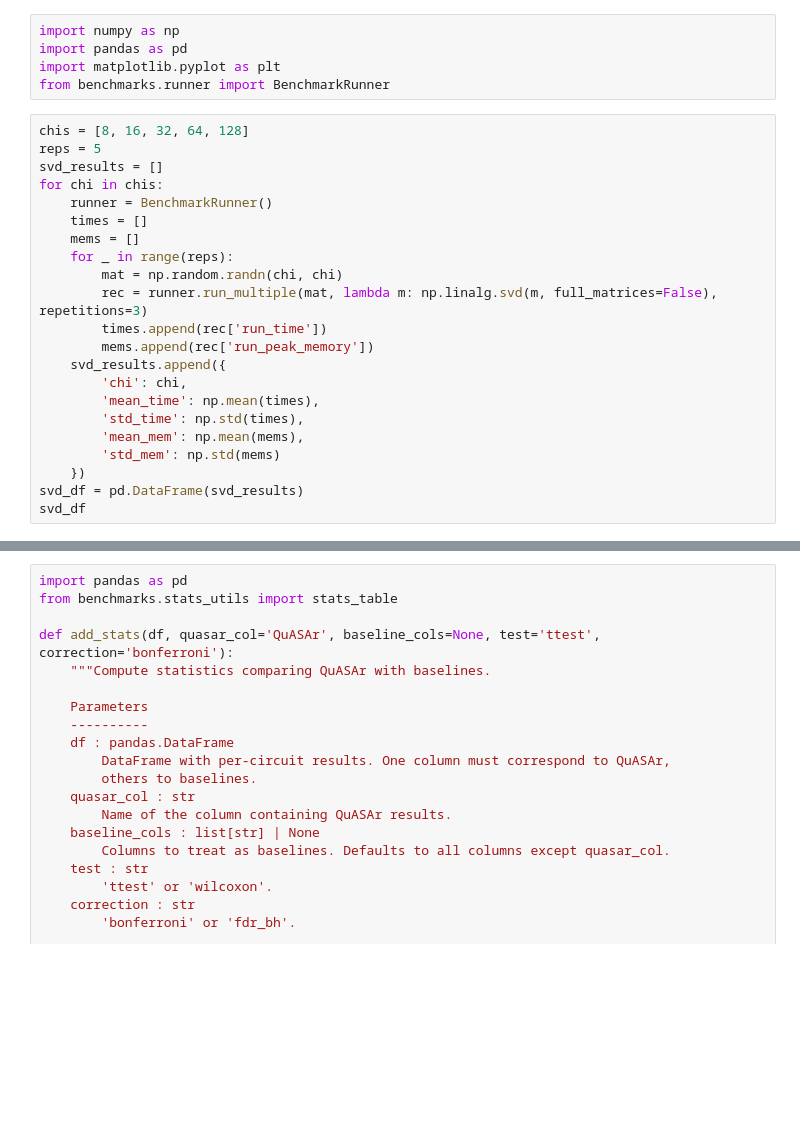
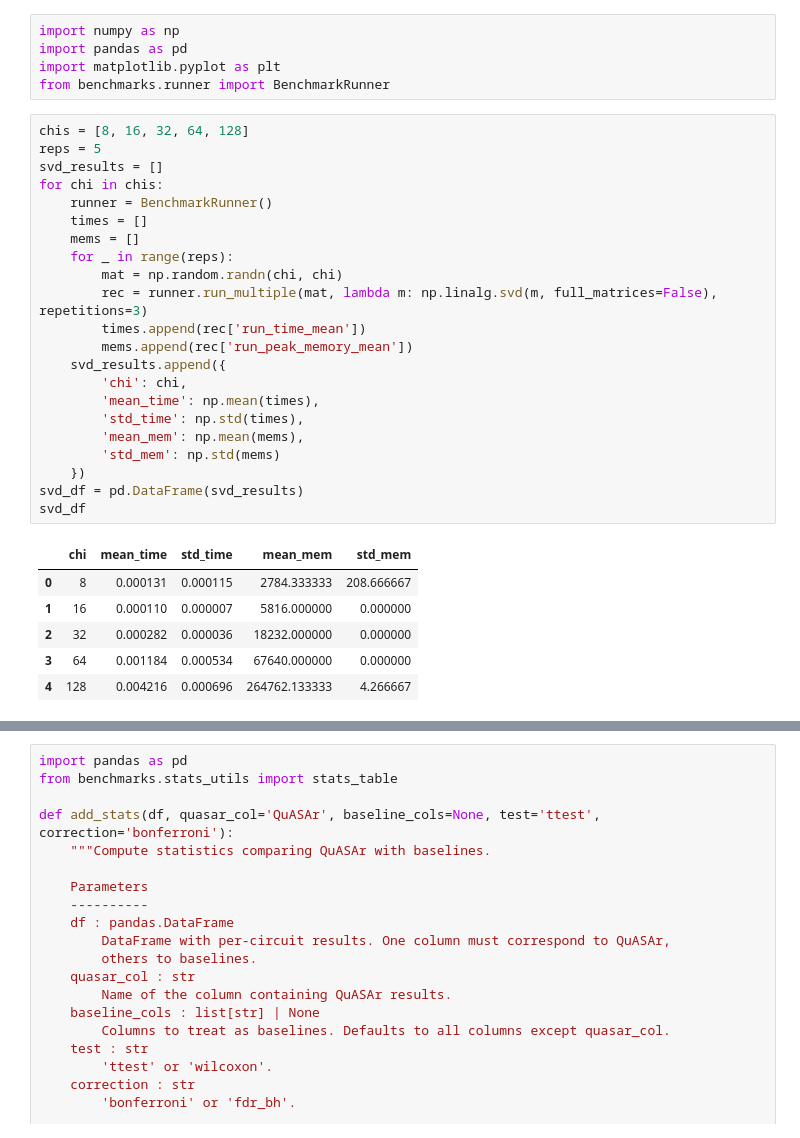
Before and after one commit to tmlittau/QuASAr, a Jupyter notebook: benchmarks/notebooks/01_microbenchmarks.ipynb, the cells around one changed output, grey strips where cells are left out. Cells and saved outputs as stored; diff of their text form; blank space fills up the shorter version.

```diff
--- a/benchmarks/notebooks/01_microbenchmarks.ipynb
+++ b/benchmarks/notebooks/01_microbenchmarks.ipynb
@@ -8,25 +8,32 @@ from benchmarks.runner import BenchmarkRunner
 # %%
 chis = [8, 16, 32, 64, 128]
 reps = 5
 svd_results = []
 for chi in chis:
     runner = BenchmarkRunner()
     times = []
     mems = []
     for _ in range(reps):
         mat = np.random.randn(chi, chi)
         rec = runner.run_multiple(mat, lambda m: np.linalg.svd(m, full_matrices=False), repetitions=3)
-        times.append(rec['run_time'])
-        mems.append(rec['run_peak_memory'])
+        times.append(rec['run_time_mean'])
+        mems.append(rec['run_peak_memory_mean'])
     svd_results.append({
         'chi': chi,
         'mean_time': np.mean(times),
         'std_time': np.std(times),
         'mean_mem': np.mean(mems),
         'std_mem': np.std(mems)
     })
 svd_df = pd.DataFrame(svd_results)
 svd_df
+# %% [output]
+|  | chi | mean_time | std_time | mean_mem | std_mem |
+| 0 | 8 | 0.000131 | 0.000115 | 2784.333333 | 208.666667 |
+| 1 | 16 | 0.000110 | 0.000007 | 5816.000000 | 0.000000 |
+| 2 | 32 | 0.000282 | 0.000036 | 18232.000000 | 0.000000 |
+| 3 | 64 | 0.001184 | 0.000534 | 67640.000000 | 0.000000 |
+| 4 | 128 | 0.004216 | 0.000696 | 264762.133333 | 4.266667 |
 # %%
 plt.figure()
 plt.loglog(svd_df['chi'], svd_df['mean_time'], marker='o')
```
Also changed, not shown: parts of 6 cells of this notebook.
